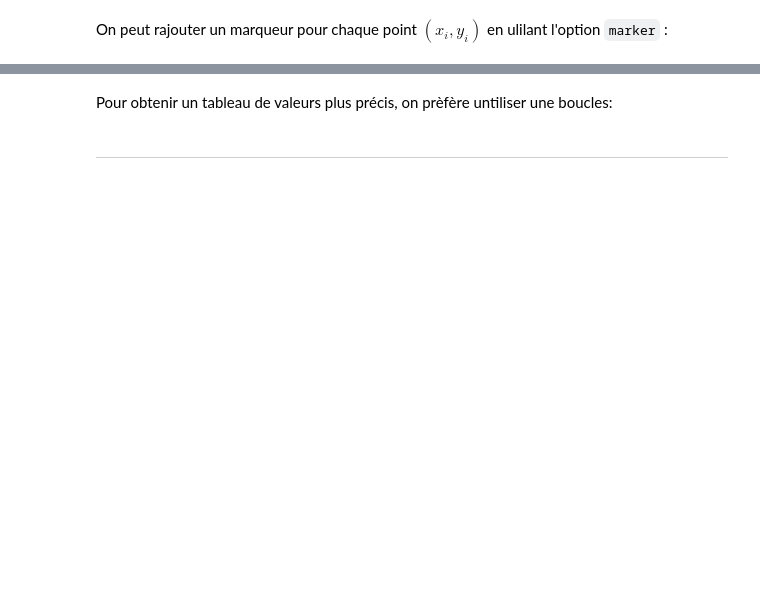
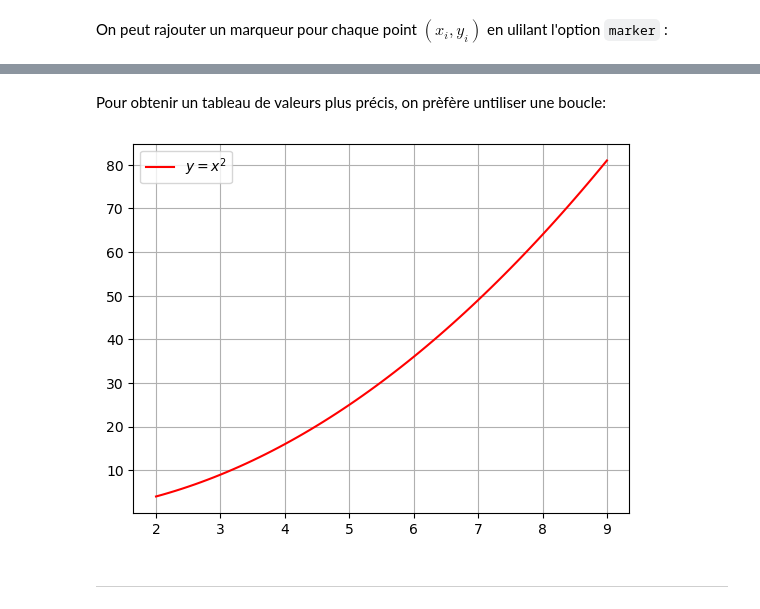
Before and after one commit to College-Sismondi-Informatique/3AM.OS, a Jupyter notebook: programmation/01_les_listes.ipynb, the cells around one changed output, grey strips where cells are left out. Drawn from its saved outputs; the diff is of its cells as text; code cells hidden in the pictures; blank space fills up the shorter version.

```diff
--- a/programmation/01_les_listes.ipynb
+++ b/programmation/01_les_listes.ipynb
@@ -716,28 +751,29 @@ plt.show()
 # %% [markdown]
-Pour obtenir un tableau de valeurs plus précis, on prèfère untiliser une boucles:
+Pour obtenir un tableau de valeurs plus précis, on prèfère untiliser une boucle:
 # %%
 import matplotlib.pyplot as plt
 
 x_min, x_max = 2, 9 # Les bornes de l'intervalle sur lequel
                     # tracer le graphique
-deltaX = 0.1 # la distance entre deux valeurs du tableau de valeurs
+deltaX = 0.1 # l'intervalle entre deux valeurs du tableau de valeurs
 
-def f(x):
-    return x**2
 
 liste_x = []
 liste_y = []
 x = x_min
 while x <= x_max:
     liste_x = liste_x + [x]
-    liste_y = liste_y + [f(x)]
+    y = x**2
+    liste_y = liste_y + [y]
     x = x + deltaX
 
 
 plt.figure()
 plt.plot(liste_x, liste_y, label="$y=x^2$", color="red")
 plt.grid(True)
 plt.legend()
 plt.show()
+# %% [output]
+[figure, added]
 # %% [markdown]
 ---
```
Also changed, not shown: parts of 11 cells of this notebook.
